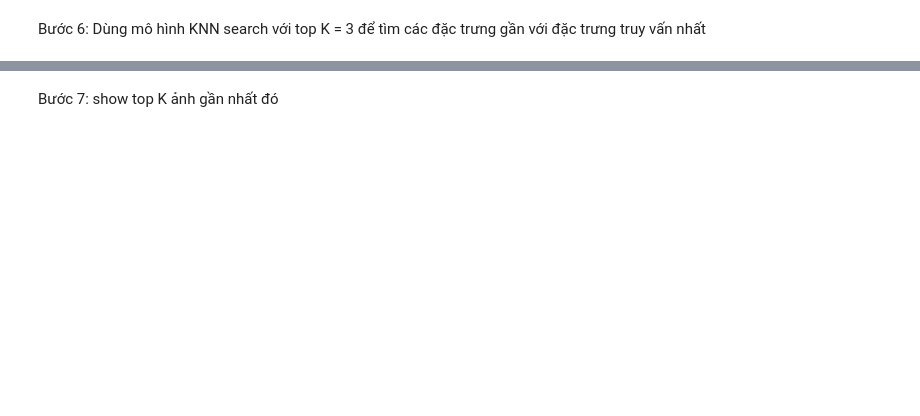
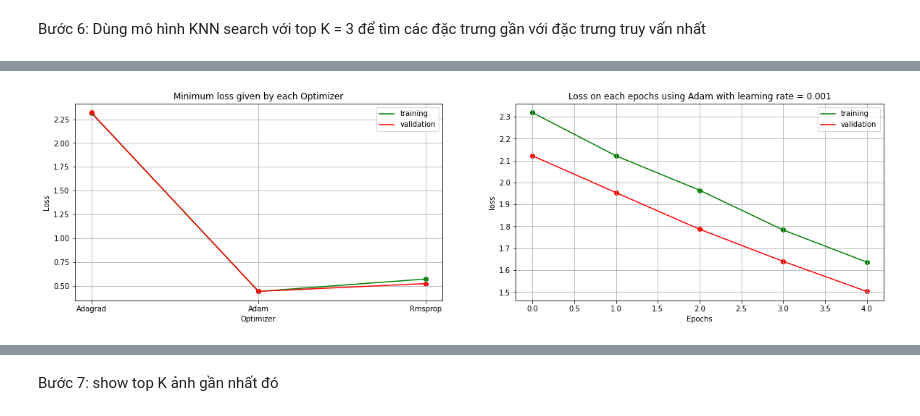
Before and after one commit to 19521309/19521309, a Jupyter notebook: vgg16_knn.ipynb, the cells around one changed output, grey strips where cells are left out. Drawn from its saved outputs; the diff is of its cells as text; code cells hidden in the pictures; blank space fills up the shorter version.

```diff
--- a/vgg16_knn.ipynb
+++ b/vgg16_knn.ipynb
@@ -159,0 +289,47 @@ AttributeError: ignored
+# %%
+def plot_(x,y1,y2,row,col,ind,title,xlabel,ylabel,label,isimage=False,color='r'):
+
+    """
+    This function is used for plotting images and graphs (Visualization of end results of model training)
+    Arguments:
+    x - (np.ndarray or list) - an image array
+    y1 - (list) - for plotting graph on left side.
+    y2 - (list) - for plotting graph on right side.
+    row - (int) - row number of subplot
+    col - (int) - column number of subplot
+    ind - (int) - index number of subplot
+    title - (string) - title of the plot
+    xlabel - (list) - labels of x axis
+    ylabel - (list) - labels of y axis
+    label - (string) - for adding legend in the plot
+    isimage - (boolean) - True in case of image else False
+    color - (char) - color of the plot (prefered green for training and red for testing).
+    """
+
+    plt.subplot(row,col,ind)
+    if isimage:
+        plt.imshow(x)
+        plt.title(title)
+        plt.axis('off')
+    else:
+        plt.plot(y1,label=label,color='g'); plt.scatter(x,y1,color='g')
+        if y2!='': plt.plot(y2,color=color,label='validation'); plt.scatter(x,y2,color=color)
+        plt.grid()
+        plt.legend()
+        plt.title(title); plt.xlabel(xlabel); plt.ylabel(ylabel)
+# %%
+min_train = []; min_val = []
+rates = list(parameters.keys())
+epochs = [0,1,2,3,4]
+for i in result:
+    train = []; val = []
+    for j in i:
+        train.append(min(j['loss'])); val.append(min(j['val_loss']))  # taking minimum loss of each optimizer over all learning rates.
+    min_train.append(min(train)); min_val.append(min(val))
+plt.figure(figsize=(20,5))
+plot_(rates,min_train,min_val,1,2,1,'Minimum loss given by each Optimizer','Optimizer','Loss','training',False,'r')
+# plotting the result of adam with learning rate = 0.001 .
+plot_(epochs, result[1][1]['loss'],result[1][1]['val_loss'],1,2,2,'Loss on each epochs using Adam with learning rate = 0.001','Epochs','loss','training',False,'r')
+plt.show()
+# %% [output]
+[figure, added]
```
Also changed, not shown: parts of 39 cells of this notebook.
